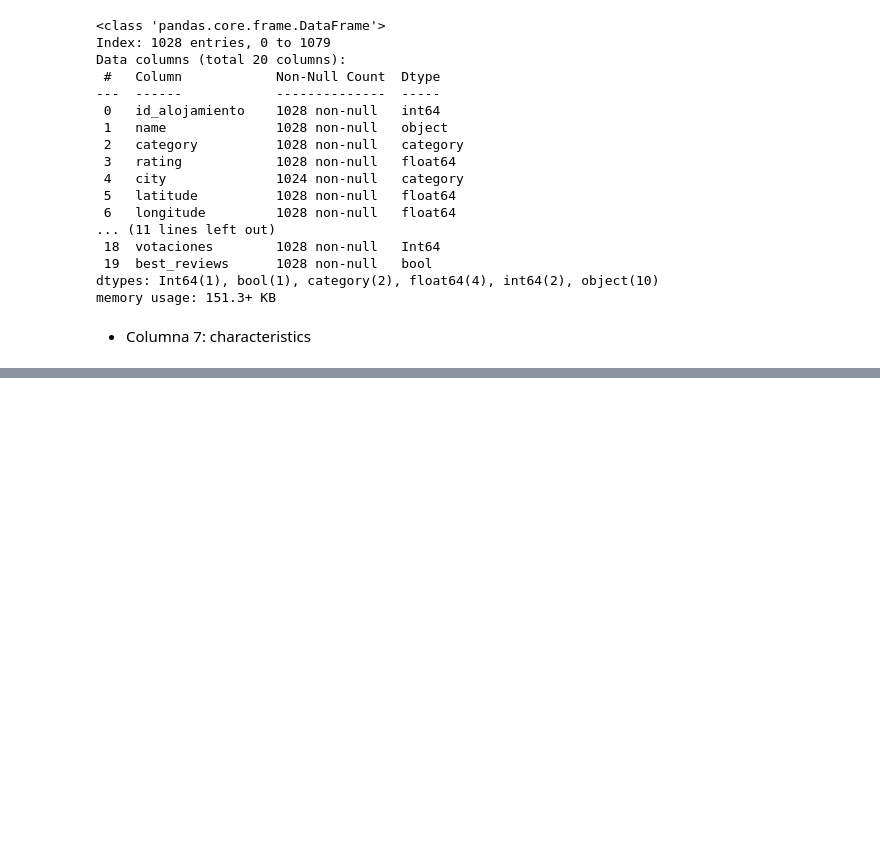
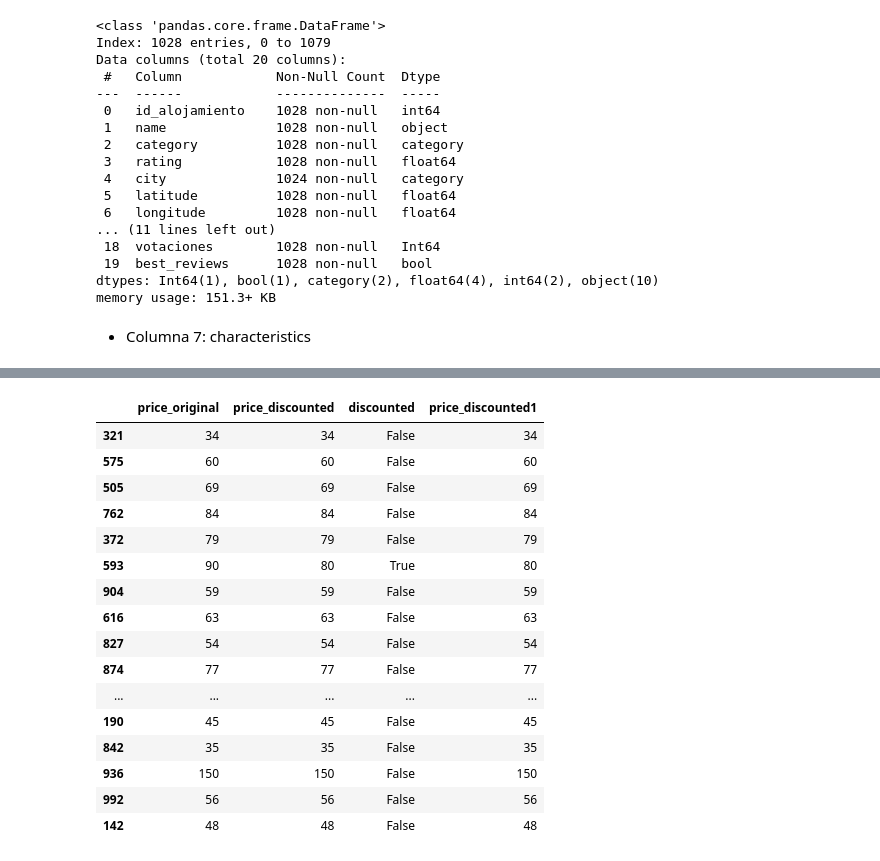
Before and after one commit to carlos1680/CPEDWObligatorio, a Jupyter notebook: trabajo.ipynb, the cells around one changed output, grey strips where cells are left out. Cells and saved outputs as stored; diff of their text form; code cells hidden in the pictures; blank space fills up the shorter version.

```diff
--- a/trabajo.ipynb
+++ b/trabajo.ipynb
@@ -1337,0 +1691,24 @@ array([" 'Monoambiente'", " '1 dormitorio']", " '1 cama'", "5 baños'",
+# %%
+df_alquileres['price_discounted1']=np.where( df_alquileres['price_discounted1'].isna(),df_alquileres['price_original'],df_alquileres['price_discounted1'])
+# %%
+df_alquileres['price_discounted'] = df_alquileres['price_discounted1']
+# %%
+df_alquileres[['price_original','price_discounted','discounted','price_discounted1']].sample(20)
+# %% [output]
+|  | price_original | price_discounted | discounted | price_discounted1 |
+| 321 | 34 | 34 | False | 34 |
+| 575 | 60 | 60 | False | 60 |
+| 505 | 69 | 69 | False | 69 |
+| 762 | 84 | 84 | False | 84 |
+| 372 | 79 | 79 | False | 79 |
+| 593 | 90 | 80 | True | 80 |
+| 904 | 59 | 59 | False | 59 |
+| 616 | 63 | 63 | False | 63 |
+| 827 | 54 | 54 | False | 54 |
+| 874 | 77 | 77 | False | 77 |
+| ... | ... | ... | ... | ... |
+| 190 | 45 | 45 | False | 45 |
+| 842 | 35 | 35 | False | 35 |
+| 936 | 150 | 150 | False | 150 |
+| 992 | 56 | 56 | False | 56 |
+| 142 | 48 | 48 | False | 48 |
```
Also changed, not shown: parts of 92 cells of this notebook.
